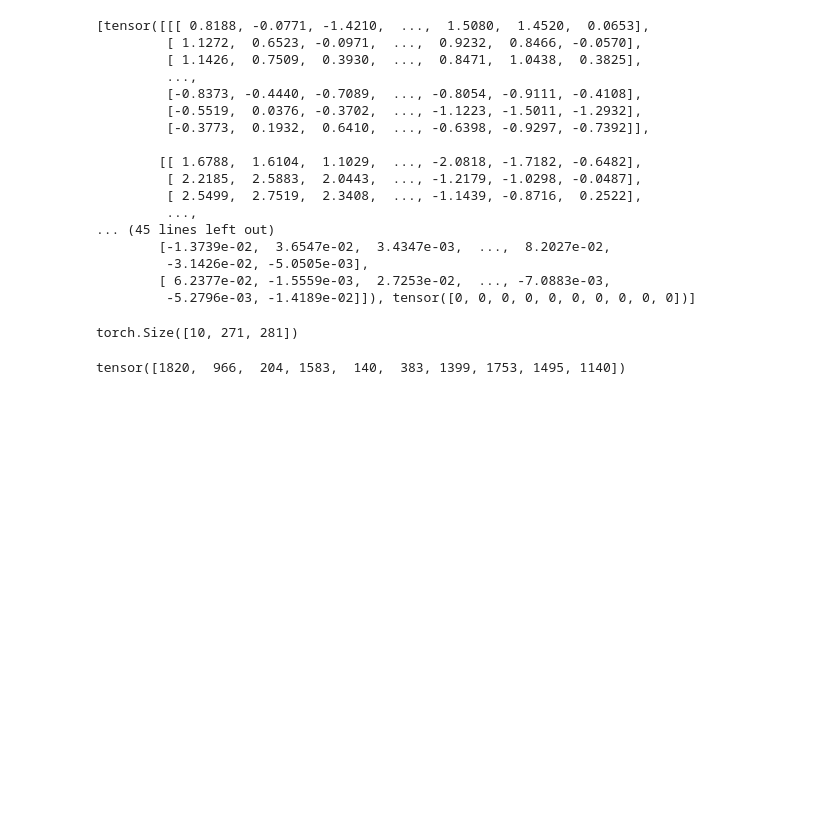
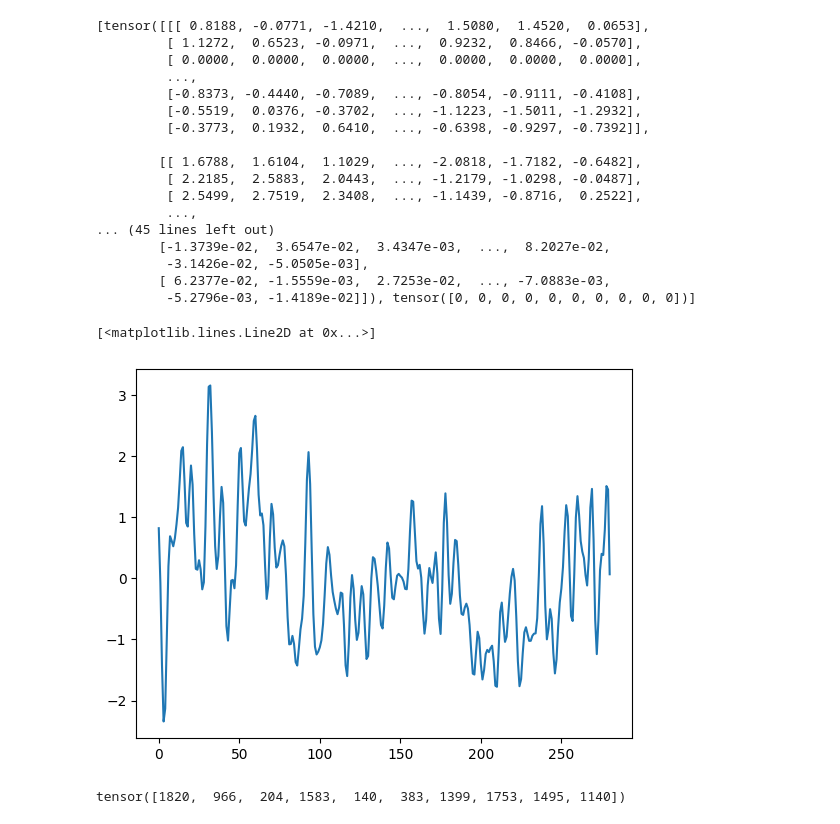
Before and after one commit to g-tamaki/dl_lecture_competition_pub, a Jupyter notebook: eda_4.ipynb, the cells around one changed output. Saved outputs shown, nothing was run; the diff lists cells and outputs as text; code cells hidden in the pictures; blank space fills up the shorter version.

Commit message:
RandomErasing

```diff
--- a/eda_4.ipynb
+++ b/eda_4.ipynb
@@ -7,8 +8,8 @@ from src.datasets import ThingsMEGDataset, TimeShift
 
 import matplotlib.pyplot as plt
 # %%
-# transforms = TimeShift()
-val_set = ThingsMEGDataset("val", "data", "cuda:0")
+transforms = RandomErasing()
+val_set = ThingsMEGDataset("val", "data", "cuda:0", transforms)
 X = val_set[0][0]
 # plt.plot(val_set[0][0][0].numpy())
 val_loader = torch.utils.data.DataLoader(val_set, shuffle=False, batch_size = 10)
@@ -19,7 +20,7 @@ for tmp in val_loader:
 # %% [output]
 [tensor([[[ 0.8188, -0.0771, -1.4210,  ...,  1.5080,  1.4520,  0.0653],
          [ 1.1272,  0.6523, -0.0971,  ...,  0.9232,  0.8466, -0.0570],
-         [ 1.1426,  0.7509,  0.3930,  ...,  0.8471,  1.0438,  0.3825],
+         [ 0.0000,  0.0000,  0.0000,  ...,  0.0000,  0.0000,  0.0000],
          ...,
          [-0.8373, -0.4440, -0.7089,  ..., -0.8054, -0.9111, -0.4108],
          [-0.5519,  0.0376, -0.3702,  ..., -1.1223, -1.5011, -1.2932],
@@ -34,10 +35,11 @@ for tmp in val_loader:
          -3.1426e-02, -5.0505e-03],
         [ 6.2377e-02, -1.5559e-03,  2.7253e-02,  ..., -7.0883e-03,
          -5.2796e-03, -1.4189e-02]]), tensor([0, 0, 0, 0, 0, 0, 0, 0, 0, 0])]
-# %%
-X.size()
-# %% [output]
-torch.Size([10, 271, 281])
+# %%
+plt.plot(X[0])
+# %% [output]
+[<matplotlib.lines.Line2D at 0x...>]
+[figure, added]
 # %%
 y
 # %% [output]
```
Also changed, not shown: parts of 6 cells of this notebook, 3 other files.
